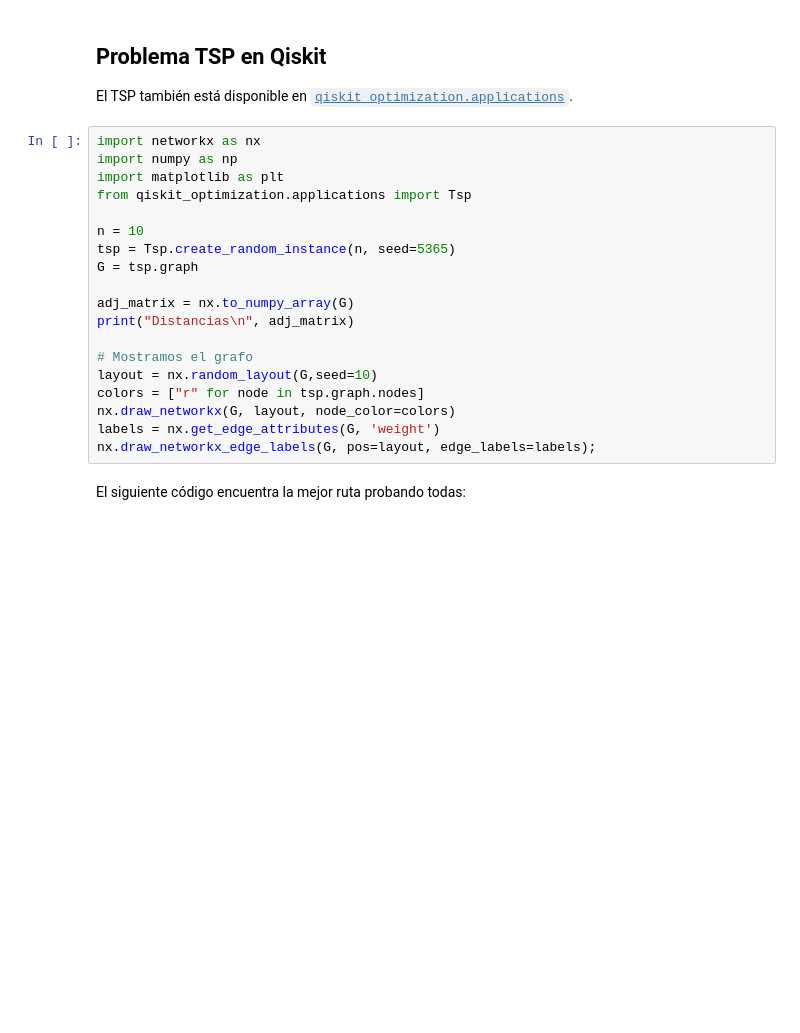
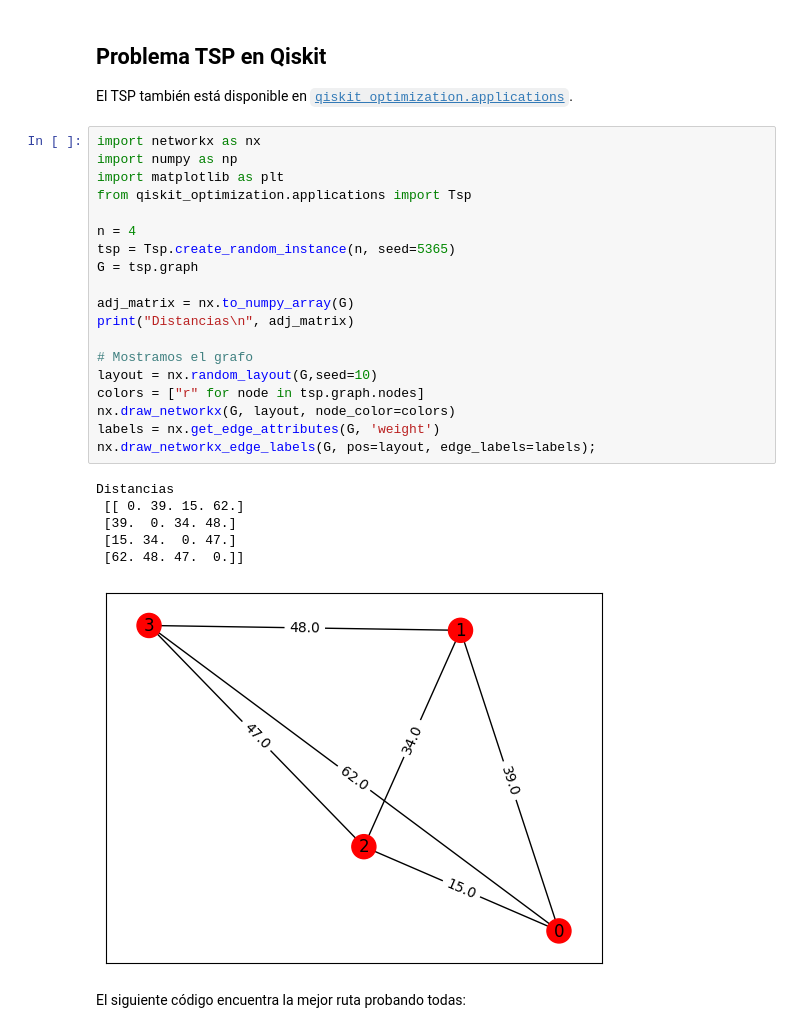
Before and after one commit to tarabelo/PIAC-2526, a Jupyter notebook: Algoritmo cuántico variacional para el cálculo de autovalores (VQE).ipynb, the cells around one changed output. Cells and saved outputs as stored; diff of their text form; blank space fills up the shorter version.

```diff
--- a/Algoritmo cuántico variacional para el cálculo de autovalores (VQE).ipynb
+++ b/Algoritmo cuántico variacional para el cálculo de autovalores (VQE).ipynb
@@ -372,22 +448,29 @@ El TSP también está disponible en [`qiskit_optimization.applications`](https:/
 # %%
 import networkx as nx
 import numpy as np
 import matplotlib as plt
 from qiskit_optimization.applications import Tsp
 
-n = 10
+n = 4
 tsp = Tsp.create_random_instance(n, seed=5365)
 G = tsp.graph
 
 adj_matrix = nx.to_numpy_array(G)
 print("Distancias\n", adj_matrix)
 
 # Mostramos el grafo
 layout = nx.random_layout(G,seed=10)
 colors = ["r" for node in tsp.graph.nodes]
 nx.draw_networkx(G, layout, node_color=colors)
 labels = nx.get_edge_attributes(G, 'weight')
 nx.draw_networkx_edge_labels(G, pos=layout, edge_labels=labels);
+# %% [output]
+Distancias
+ [[ 0. 39. 15. 62.]
+ [39.  0. 34. 48.]
+ [15. 34.  0. 47.]
+ [62. 48. 47.  0.]]
+[figure, added]
 # %% [markdown]
 El siguiente código encuentra la mejor ruta probando todas:
 # %%
```
Also changed, not shown: parts of 10 cells of this notebook.
